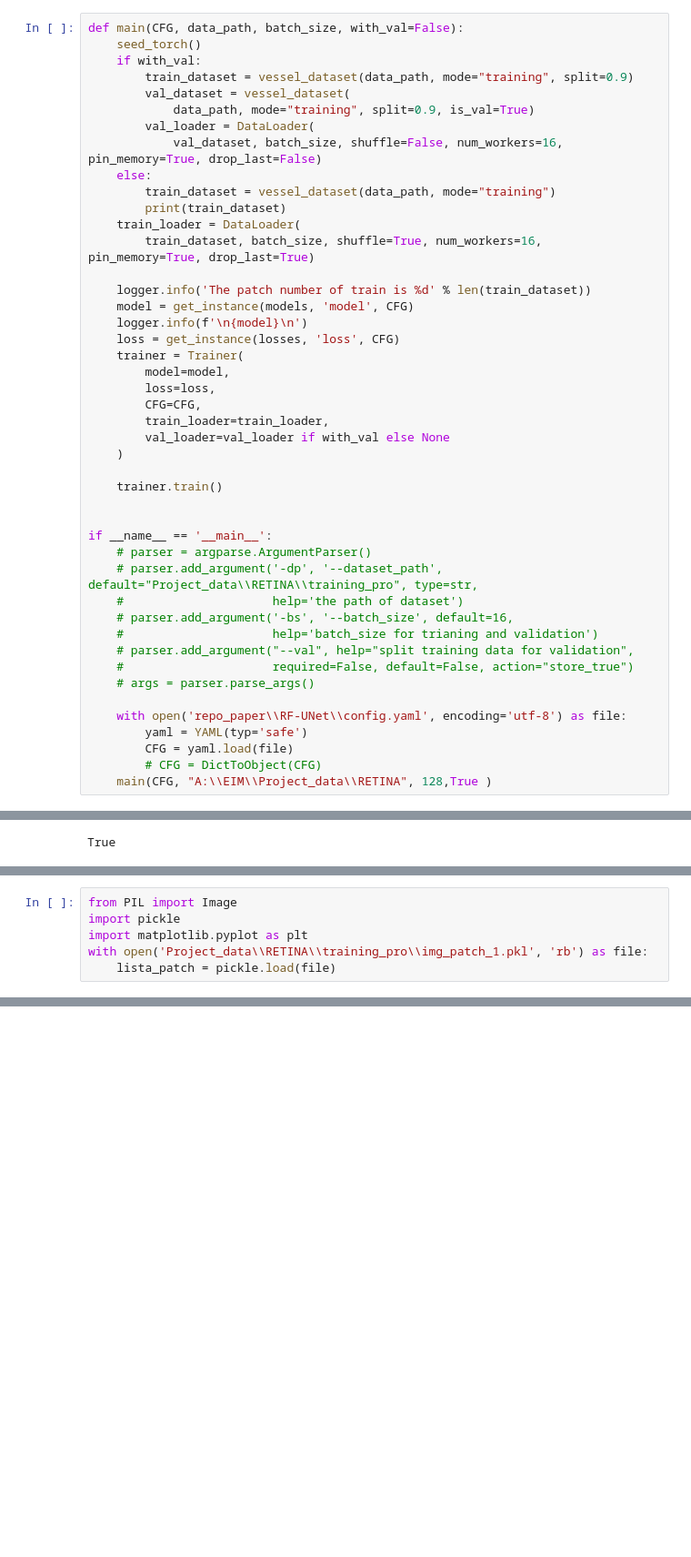
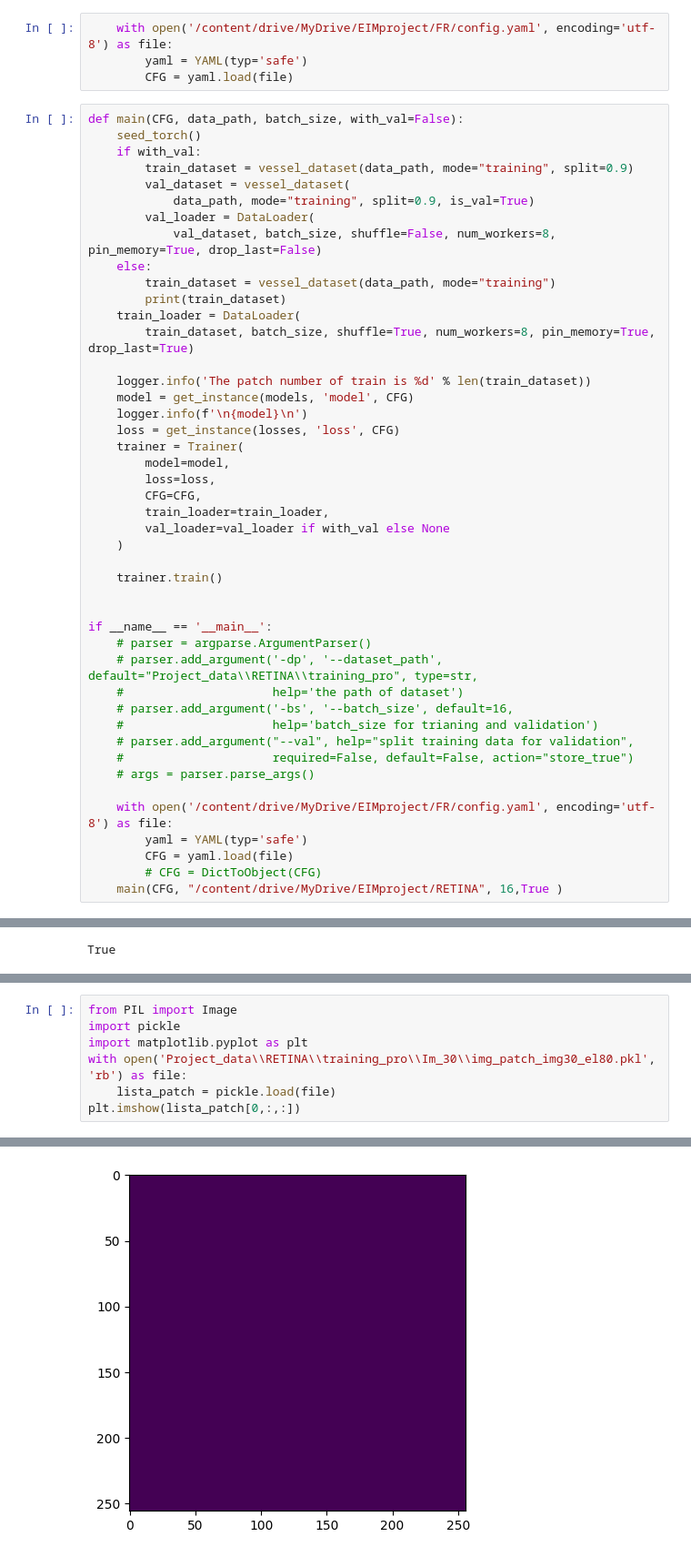
Before and after one commit to TSechi78-2/Retina_project, a Jupyter notebook: Prova_allenamento.ipynb, the cells around one changed output, grey strips where cells are left out. Shown at 91% size. Cells and saved outputs as stored; diff of their text form; blank space fills up the shorter version.

```diff
--- a/Prova_allenamento.ipynb
+++ b/Prova_allenamento.ipynb
@@ -194,3 +112,7 @@ tensor([[0.8969, 0.5913, 0.7354],
+# %%
+    with open('/content/drive/MyDrive/EIMproject/FR/config.yaml', encoding='utf-8') as file:
+        yaml = YAML(typ='safe')
+        CFG = yaml.load(file)
 # %%
 def main(CFG, data_path, batch_size, with_val=False):
     seed_torch()
@@ -199,12 +121,12 @@ def main(CFG, data_path, batch_size, with_val=False):
         val_dataset = vessel_dataset(
             data_path, mode="training", split=0.9, is_val=True)
         val_loader = DataLoader(
-            val_dataset, batch_size, shuffle=False, num_workers=16, pin_memory=True, drop_last=False)
+            val_dataset, batch_size, shuffle=False, num_workers=8, pin_memory=True, drop_last=False)
     else:
         train_dataset = vessel_dataset(data_path, mode="training")
         print(train_dataset)
     train_loader = DataLoader(
-        train_dataset, batch_size, shuffle=True, num_workers=16, pin_memory=True, drop_last=True)
+        train_dataset, batch_size, shuffle=True, num_workers=8, pin_memory=True, drop_last=True)
 
     logger.info('The patch number of train is %d' % len(train_dataset))
     model = get_instance(models, 'model', CFG)
@@ -231,9 +153,9 @@ if __name__ == '__main__':
     #                     required=False, default=False, action="store_true")
     # args = parser.parse_args()
 
-    with open('repo_paper\\RF-UNet\\config.yaml', encoding='utf-8') as file:
+    with open('/content/drive/MyDrive/EIMproject/FR/config.yaml', encoding='utf-8') as file:
         yaml = YAML(typ='safe')
         CFG = yaml.load(file)
         # CFG = DictToObject(CFG)
-    main(CFG, "A:\\EIM\\Project_data\\RETINA", 128,True )
+    main(CFG, "/content/drive/MyDrive/EIMproject/RETINA", 16,True )
 # %% [output]
@@ -280,5 +221,7 @@ True
 from PIL import Image
 import pickle
 import matplotlib.pyplot as plt
-with open('Project_data\\RETINA\\training_pro\\img_patch_1.pkl', 'rb') as file:
+with open('Project_data\\RETINA\\training_pro\\Im_30\\img_patch_img30_el80.pkl', 'rb') as file:
     lista_patch = pickle.load(file)
+plt.imshow(lista_patch[0,:,:])
+# %% [output]
@@ -284,0 +229 @@ with open('Project_data\\RETINA\\training_pro\\img_patch_1.pkl', 'rb') as file:
+[figure, added]
```
Also changed, not shown: parts of 13 cells of this notebook, 22 other files.
